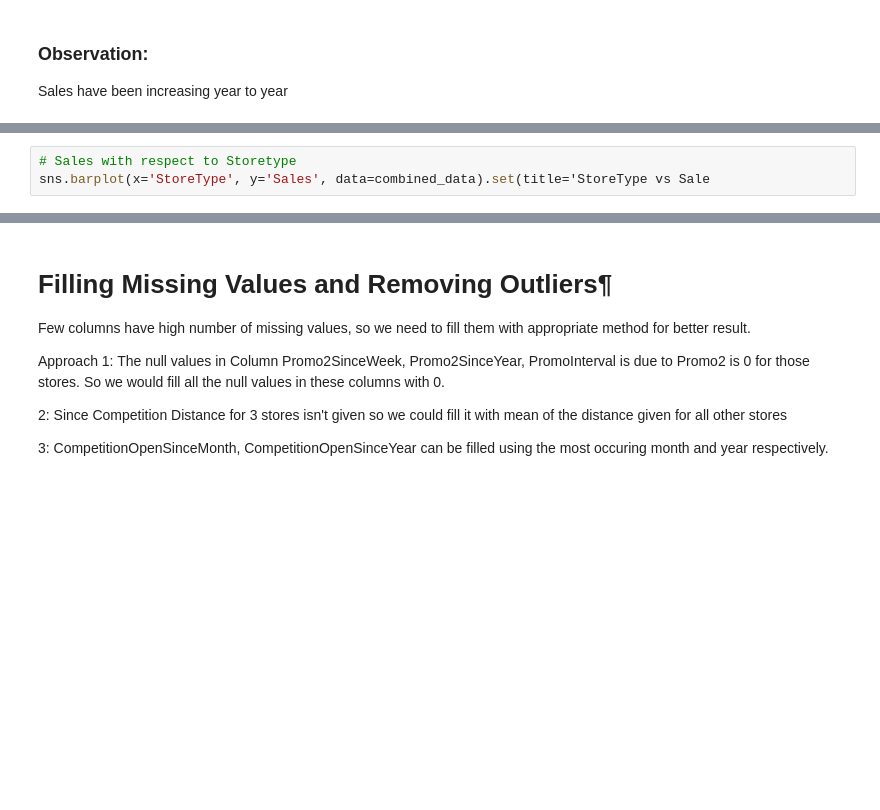
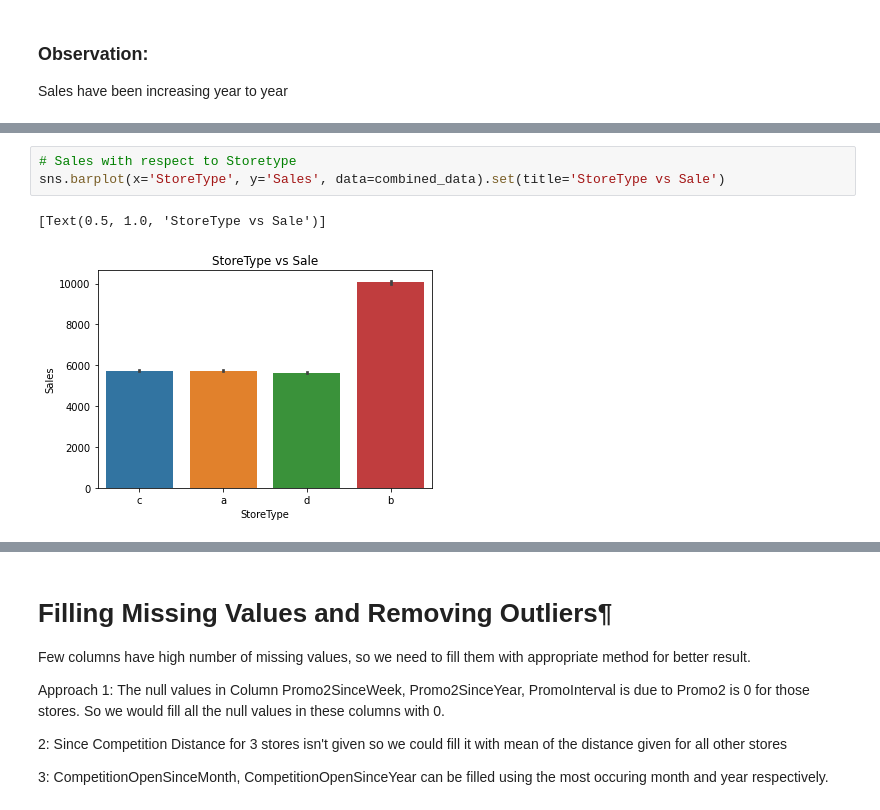
Before and after one commit to pavanibill/Hotel-booking-data-analysis, a Jupyter notebook: Pavani_of_Copy_of_Rossmann_Sales_Prediction_Capstone_Project.ipynb, the cells around one changed output, grey strips where cells are left out. Drawn from its saved outputs; the diff is of its cells as text; blank space fills up the shorter version.

```diff
--- a/Pavani_of_Copy_of_Rossmann_Sales_Prediction_Capstone_Project.ipynb
+++ b/Pavani_of_Copy_of_Rossmann_Sales_Prediction_Capstone_Project.ipynb
@@ -124,5 +180,8 @@ sns.barplot(x='SchoolHoliday', y='Sales', data=combined_data).set(title='School
 # %%
 # Sales with respect to Storetype
-sns.barplot(x='StoreType', y='Sales', data=combined_data).set(title='StoreType vs Sale
+sns.barplot(x='StoreType', y='Sales', data=combined_data).set(title='StoreType vs Sale')
+# %% [output]
+[Text(0.5, 1.0, 'StoreType vs Sale')]
+[figure, added]
 # %%
 # Sales with respect to Assortment
```
Also changed, not shown: parts of 44 cells of this notebook.
